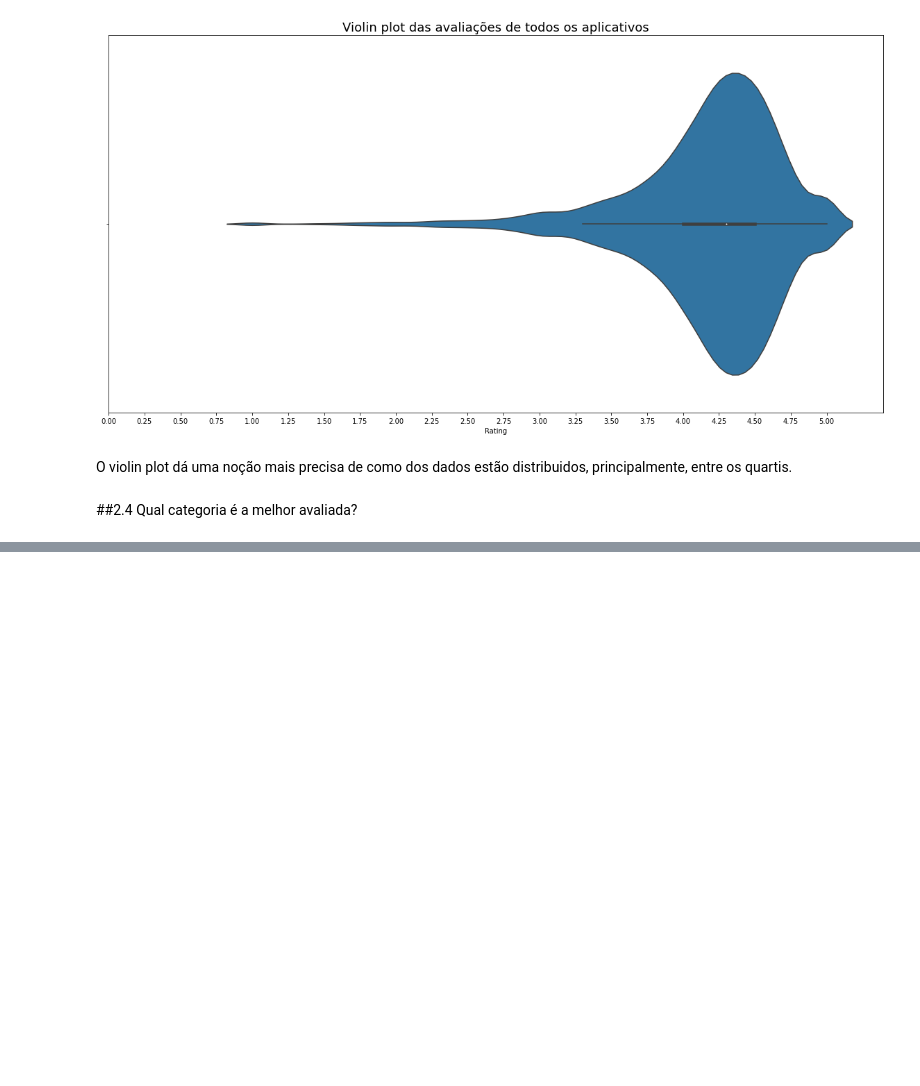
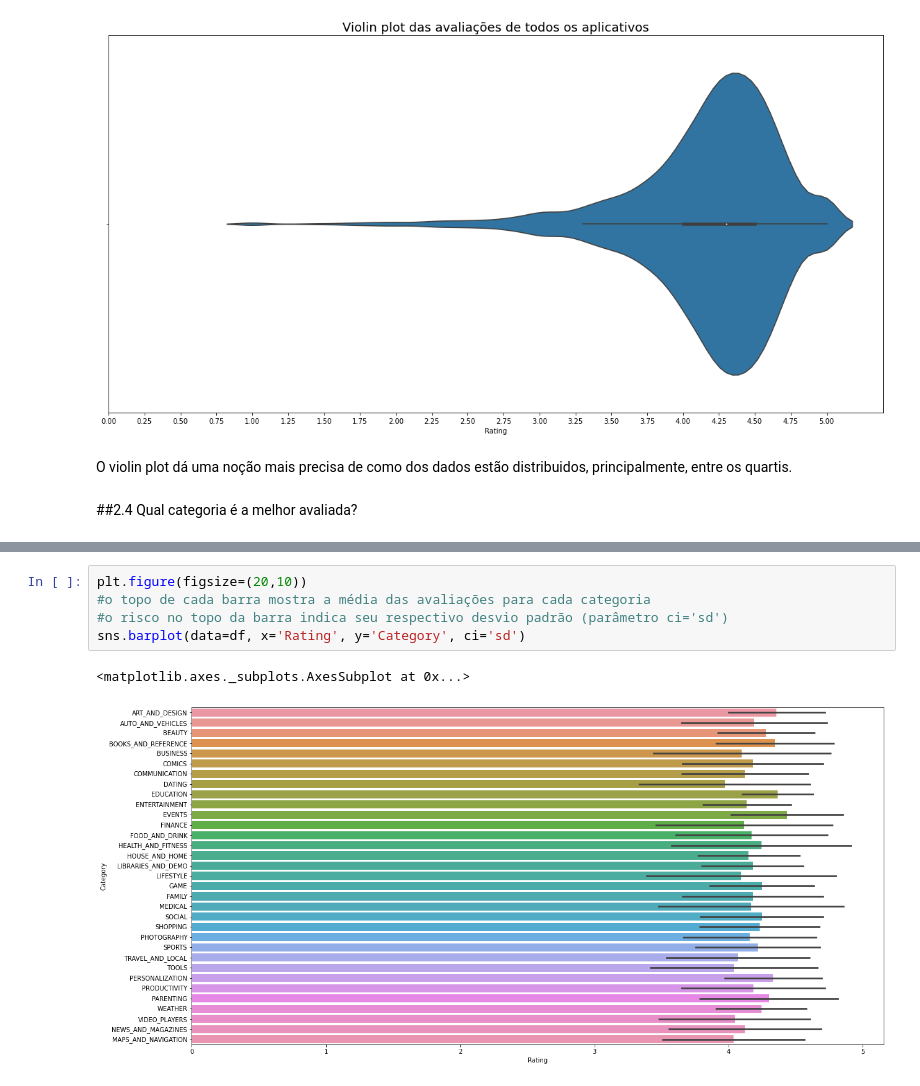
Before and after one commit to edmgjr/portifolio, a Jupyter notebook: Limpesa_e_preprocessamento_de_dados_googleplaystore.ipynb, the cells around one changed output, grey strips where cells are left out. Cells and saved outputs as stored; diff of their text form; blank space fills up the shorter version.

```diff
--- a/Limpesa_e_preprocessamento_de_dados_googleplaystore.ipynb
+++ b/Limpesa_e_preprocessamento_de_dados_googleplaystore.ipynb
@@ -1297,0 +1355,8 @@ O violin plot dá uma noção mais precisa de como dos dados estão distribuidos
+# %%
+plt.figure(figsize=(20,10))
+#o topo de cada barra mostra a média das avaliações para cada categoria
+#o risco no topo da barra indica seu respectivo desvio padrão (parâmetro ci='sd')
+sns.barplot(data=df, x='Rating', y='Category', ci='sd')
+# %% [output]
+<matplotlib.axes._subplots.AxesSubplot at 0x...>
+[figure, added]
```
Also changed, not shown: parts of 26 cells of this notebook.
